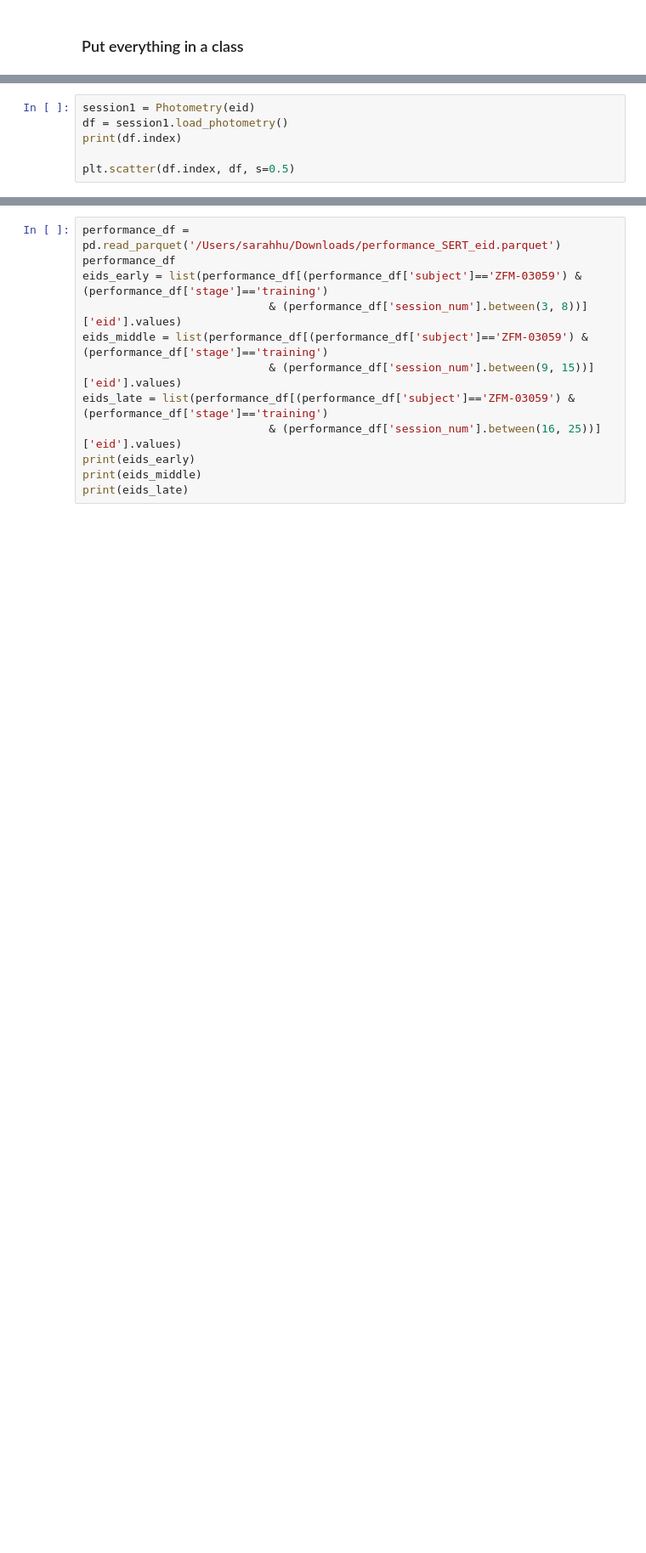
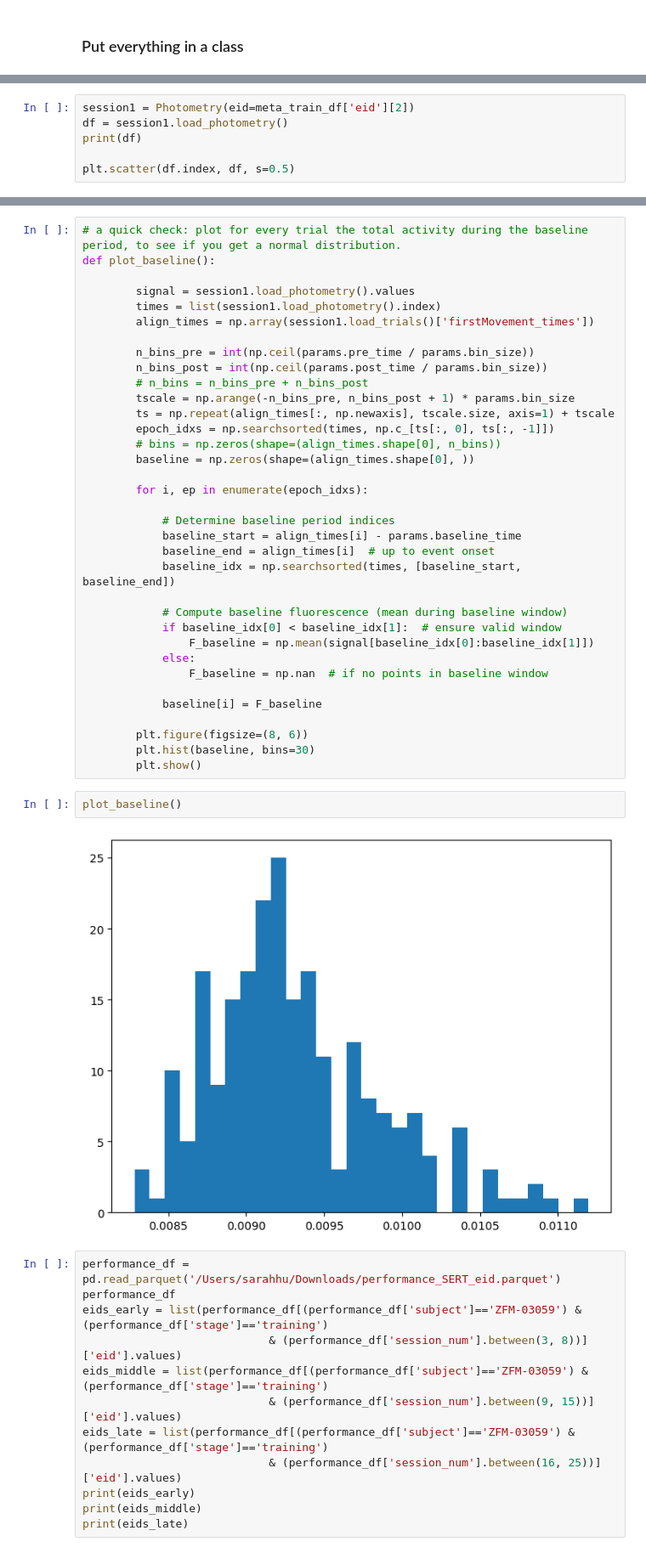
Before and after one commit to davcrom/ibl_neuromodulators, a Jupyter notebook: 02_serotonin_rpe.ipynb, the cells around one changed output, grey strips where cells are left out. Shown at 85% size. Drawn from its saved outputs; the diff is of its cells as text; blank space fills up the shorter version.

```diff
--- a/02_serotonin_rpe.ipynb
+++ b/02_serotonin_rpe.ipynb
@@ -874,9 +1026,9 @@ params = Params(pre_time=5, post_time=10, bin_size=0.05, baseline_time=5)
 # session1.plot_psth('firstMovement_times', params=params)
 # session1.plot_psth_by_contrast_level('firstMovement_times', contrast=[1, 0.0625, 0.25, 0.125], params=params)
 # %%
-session1 = Photometry(eid)
+session1 = Photometry(eid=meta_train_df['eid'][2])
 df = session1.load_photometry()
-print(df.index)
+print(df)
 
 plt.scatter(df.index, df, s=0.5)
 # %% [output]
@@ -893,5 +1050,44 @@ Index([-18.239283787602744,  -18.17262887175184, -18.105941956421475,
 <matplotlib.collections.PathCollection at 0x...>
 [figure]
+# %%
+# a quick check: plot for every trial the total activity during the baseline period, to see if you get a normal distribution.
+def plot_baseline():
+
+        signal = session1.load_photometry().values
+        times = list(session1.load_photometry().index)
+        align_times = np.array(session1.load_trials()['firstMovement_times'])
+
+        n_bins_pre = int(np.ceil(params.pre_time / params.bin_size))
+        n_bins_post = int(np.ceil(params.post_time / params.bin_size))
+        # n_bins = n_bins_pre + n_bins_post
+        tscale = np.arange(-n_bins_pre, n_bins_post + 1) * params.bin_size
+        ts = np.repeat(align_times[:, np.newaxis], tscale.size, axis=1) + tscale
+        epoch_idxs = np.searchsorted(times, np.c_[ts[:, 0], ts[:, -1]])
+        # bins = np.zeros(shape=(align_times.shape[0], n_bins))
+        baseline = np.zeros(shape=(align_times.shape[0], ))
+
+        for i, ep in enumerate(epoch_idxs):
+
+            # Determine baseline period indices
+            baseline_start = align_times[i] - params.baseline_time
+            baseline_end = align_times[i]  # up to event onset
+            baseline_idx = np.searchsorted(times, [baseline_start, baseline_end])
+
+            # Compute baseline fluorescence (mean during baseline window)
+            if baseline_idx[0] < baseline_idx[1]:  # ensure valid window
+                F_baseline = np.mean(signal[baseline_idx[0]:baseline_idx[1]])
+            else:
+                F_baseline = np.nan  # if no points in baseline window
+
+            baseline[i] = F_baseline
+
+        plt.figure(figsize=(8, 6))
+        plt.hist(baseline, bins=30)
+        plt.show()
+# %%
+plot_baseline()
+# %% [output]
+[figure, added]
 # %%
 performance_df = pd.read_parquet('/Users/sarahhu/Downloads/performance_SERT_eid.parquet')
 performance_df
```
Also changed, not shown: parts of 9 cells of this notebook.
